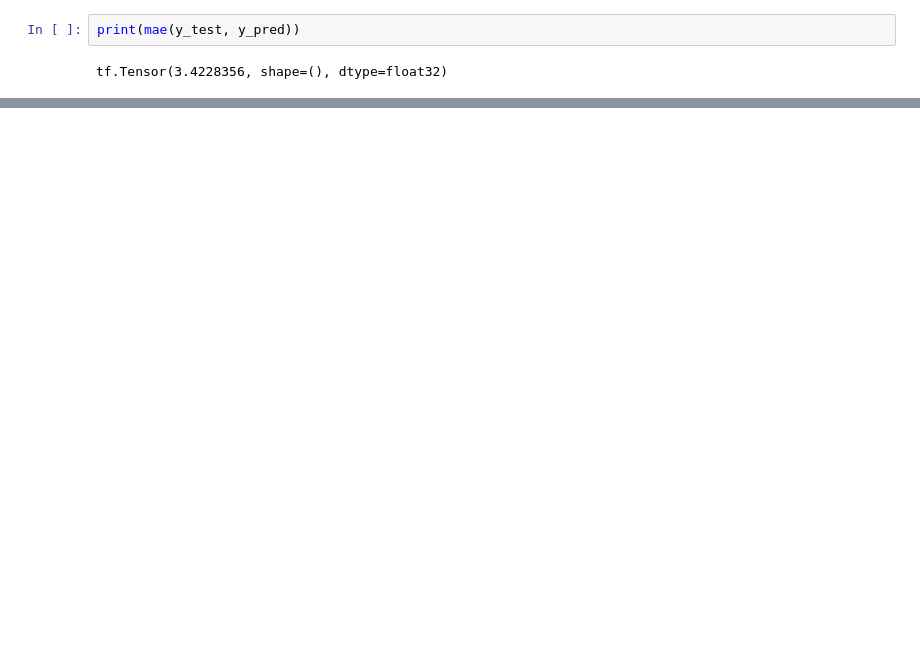
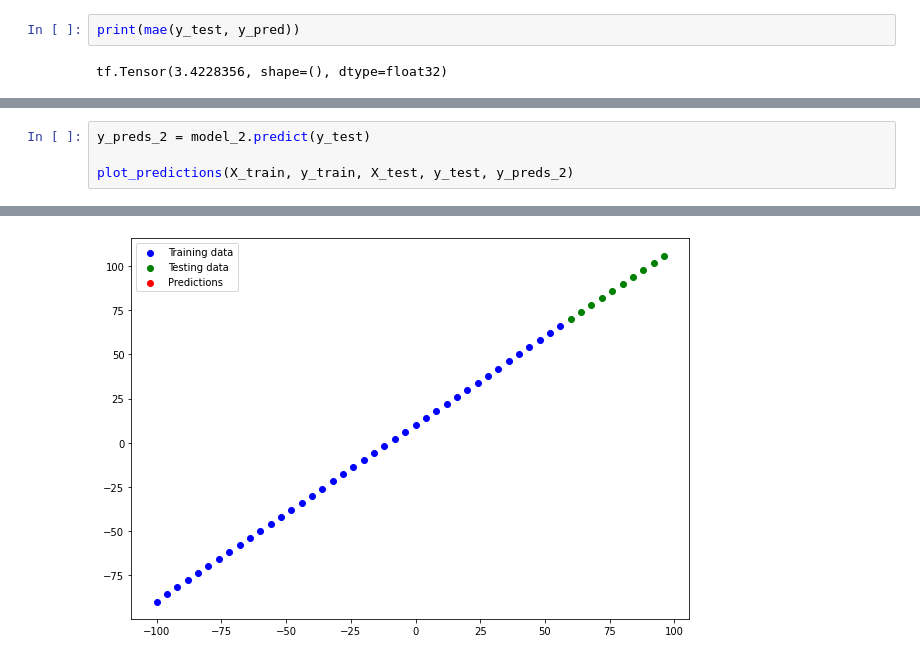
Before and after one commit to pkro/tensorflow_cert_training, a Jupyter notebook: colab_notebooks/01_neural_network_regression_with_tensorflow.ipynb, the cells around one changed output, grey strips where cells are left out. Drawn from its saved outputs; the diff is of its cells as text; blank space fills up the shorter version.

```diff
--- a/colab_notebooks/01_neural_network_regression_with_tensorflow.ipynb
+++ b/colab_notebooks/01_neural_network_regression_with_tensorflow.ipynb
@@ -629,0 +708,5 @@ tf.Tensor(3.4228356, shape=(), dtype=float32)
+# %%
+y_preds_2 = model_2.predict(y_test)
+
+plot_predictions(X_train, y_train, X_test, y_test, y_preds_2)
+# %% [output]
@@ -629,0 +714 @@ tf.Tensor(3.4228356, shape=(), dtype=float32)
+[figure, added]
```
Also changed, not shown: parts of 50 cells of this notebook.
